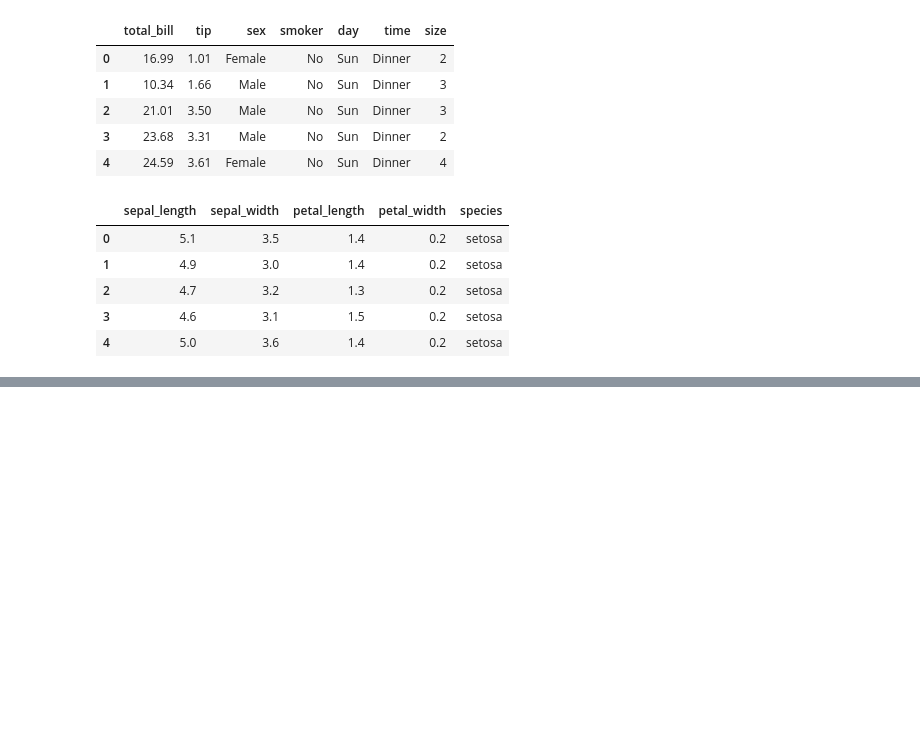
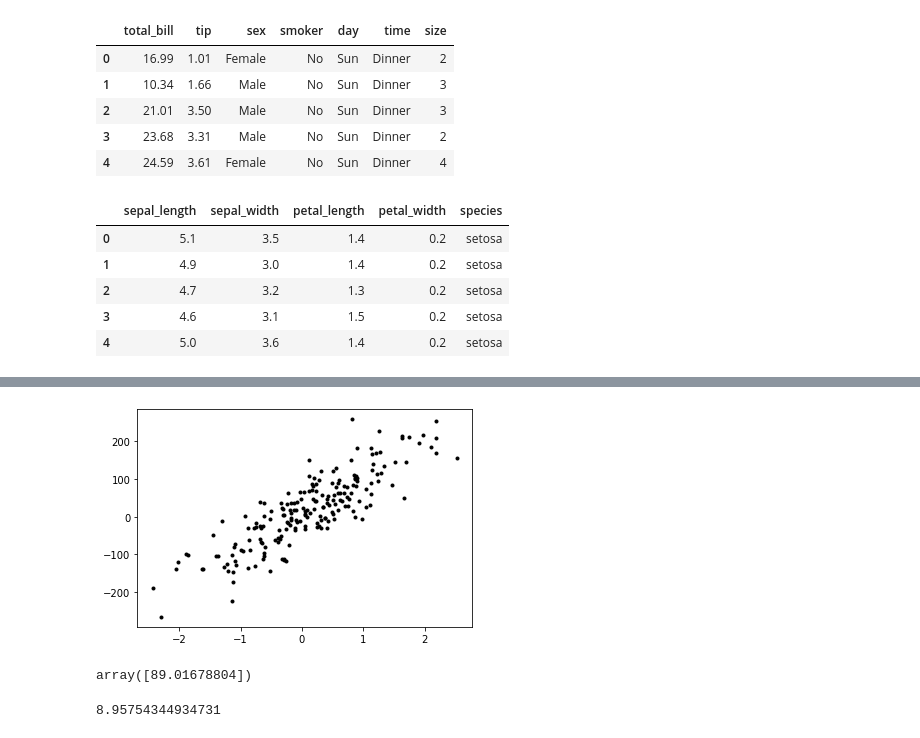
Before and after one commit to parkyanghu/Machine-Learning1901266, a Jupyter notebook: 박양후_7강8강.ipynb, the cells around one changed output, grey strips where cells are left out. Drawn from its saved outputs; the diff is of its cells as text; code cells hidden in the pictures; blank space fills up the shorter version.

```diff
--- a/박양후_7강8강.ipynb
+++ b/박양후_7강8강.ipynb
@@ -67,0 +84,8 @@ TypeError: ignored
+# %%
+from sklearn.datasets import make_regression
+x,y, coeff =make_regression(n_samples=200,n_features=1,bias=10,noise=50,coef=True,random_state=1)
+# %%
+plt.plot(x,y,'k.')
+plt.show()
+# %% [output]
+[figure, added]
@@ -67,0 +98,8 @@ TypeError: ignored
+# %%
+model.coef_
+# %% [output]
+array([89.01678804])
+# %%
+model.intercept_
+# %% [output]
+8.95754344934731
```
Also changed, not shown: parts of 43 cells of this notebook.
